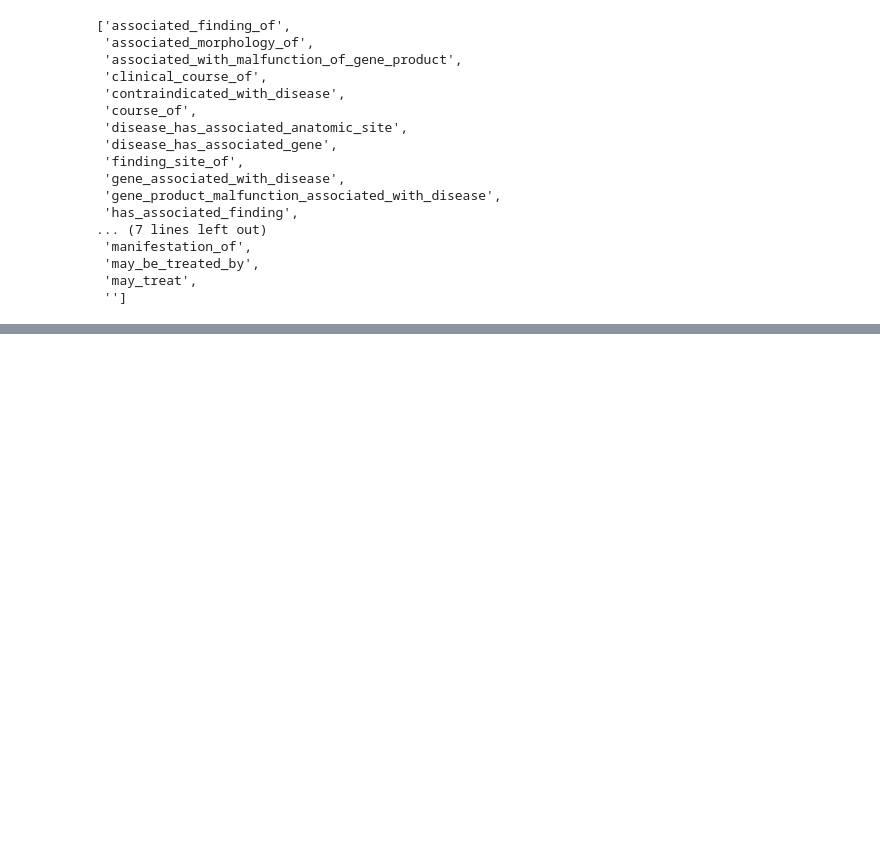
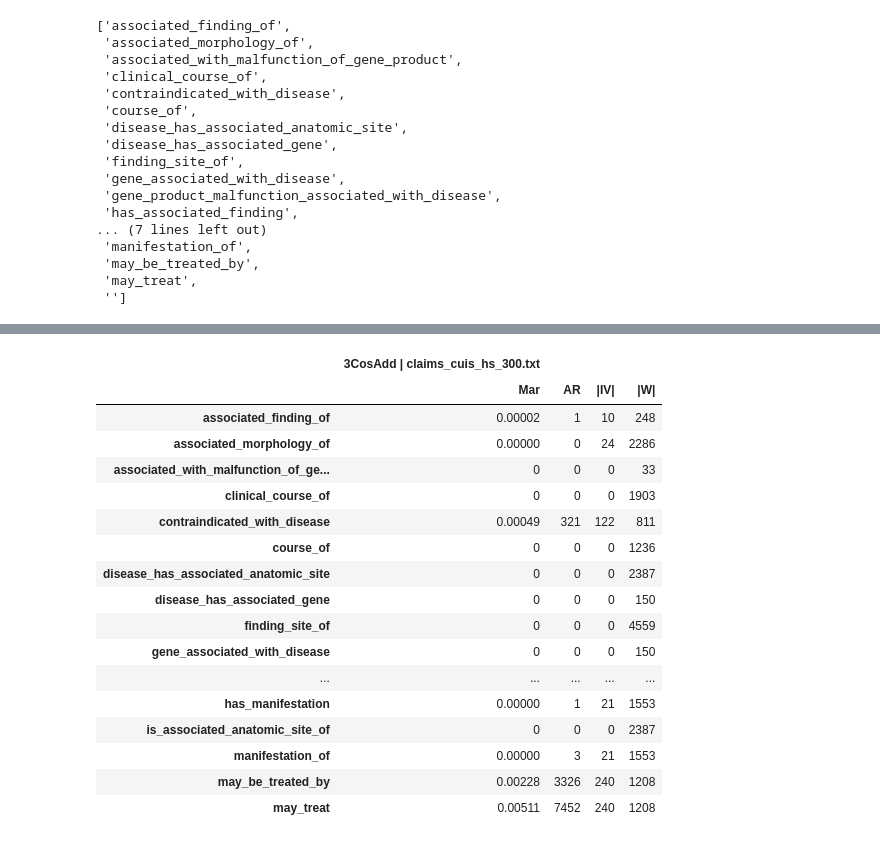
Before and after one commit to SaGiancani/medical-concepts-embeddings, a Jupyter notebook: analogy_pipeline.ipynb, the cells around one changed output, grey strips where cells are left out. Drawn from its saved outputs; the diff is of its cells as text; code cells hidden in the pictures; blank space fills up the shorter version.

```diff
--- a/analogy_pipeline.ipynb
+++ b/analogy_pipeline.ipynb
@@ -1190,0 +303,21 @@ The sets composed by all the words for each opposed relation are the same? True
+# %%
+app[1]
+# %% [output]
+|  | 3CosAdd | claims_cuis_hs_300.txt |  |  |  |
+|  | Mar | AR | |IV| | |W| |
+| associated_finding_of | 0.00002 | 1 | 10 | 248 |
+| associated_morphology_of | 0.00000 | 0 | 24 | 2286 |
+| associated_with_malfunction_of_ge... | 0 | 0 | 0 | 33 |
+| clinical_course_of | 0 | 0 | 0 | 1903 |
+| contraindicated_with_disease | 0.00049 | 321 | 122 | 811 |
+| course_of | 0 | 0 | 0 | 1236 |
+| disease_has_associated_anatomic_site | 0 | 0 | 0 | 2387 |
+| disease_has_associated_gene | 0 | 0 | 0 | 150 |
+| finding_site_of | 0 | 0 | 0 | 4559 |
+| gene_associated_with_disease | 0 | 0 | 0 | 150 |
+| ... | ... | ... | ... | ... |
+| has_manifestation | 0.00000 | 1 | 21 | 1553 |
+| is_associated_anatomic_site_of | 0 | 0 | 0 | 2387 |
+| manifestation_of | 0.00000 | 3 | 21 | 1553 |
+| may_be_treated_by | 0.00228 | 3326 | 240 | 1208 |
+| may_treat | 0.00511 | 7452 | 240 | 1208 |
```
Also changed, not shown: parts of 157 cells of this notebook, 1 other file.
